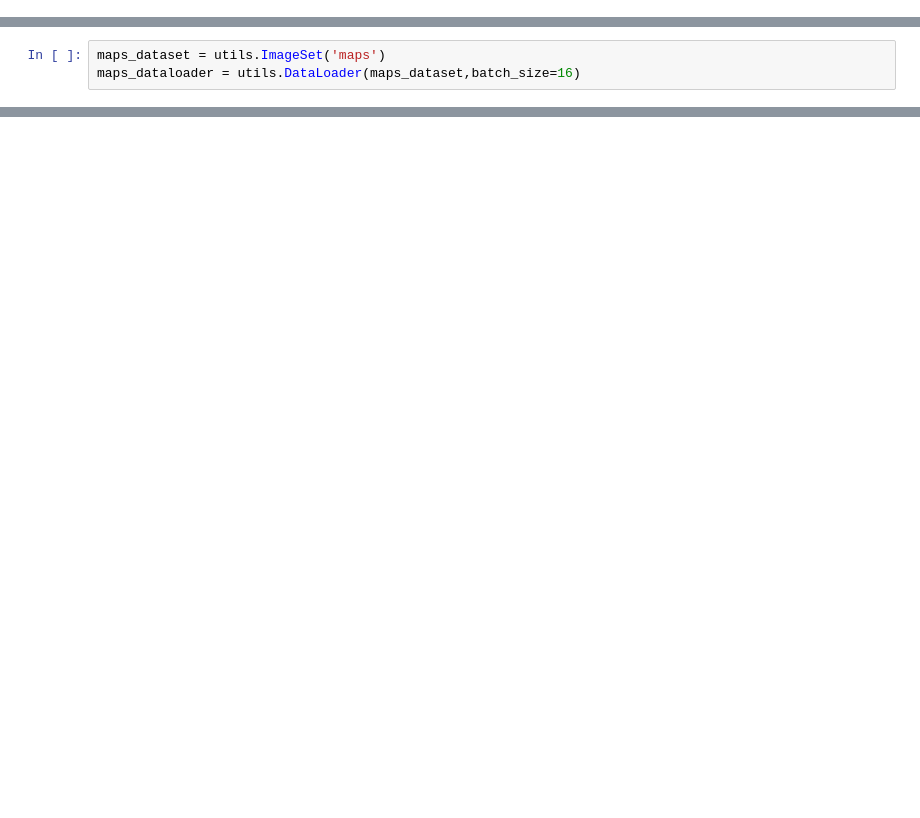
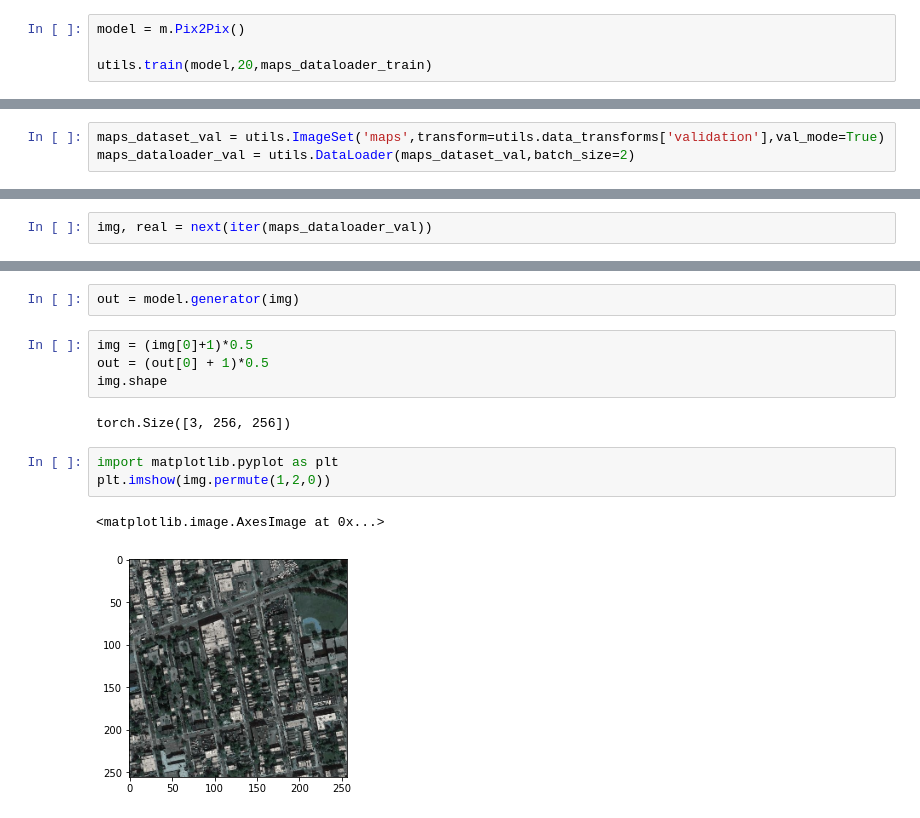
Before and after one commit to hugoartigas/pix2pix, a Jupyter notebook: train.ipynb, the cells around one changed output, grey strips where cells are left out. Cells and saved outputs as stored; diff of their text form; blank space fills up the shorter version.

Commit message:
train function, need work on the data preprocessing and code understanding

```diff
--- a/train.ipynb
+++ b/train.ipynb
@@ -0,0 +9,4 @@
+# %%
+model = m.Pix2Pix()
+
+utils.train(model,20,maps_dataloader_train)
@@ -4,3 +33,3 @@ import cv2
 # %%
-maps_dataset = utils.ImageSet('maps')
-maps_dataloader = utils.DataLoader(maps_dataset,batch_size=16)
+maps_dataset_val = utils.ImageSet('maps',transform=utils.data_transforms['validation'],val_mode=True)
+maps_dataloader_val = utils.DataLoader(maps_dataset_val,batch_size=2)
@@ -70,0 +36,2 @@ tensor([[0.3995],
+# %%
+img, real = next(iter(maps_dataloader_val))
@@ -70,0 +62,14 @@ tensor([[0.3995],
+# %%
+out = model.generator(img)
+# %%
+img = (img[0]+1)*0.5
+out = (out[0] + 1)*0.5
+img.shape
+# %% [output]
+torch.Size([3, 256, 256])
+# %%
+import matplotlib.pyplot as plt
+plt.imshow(img.permute(1,2,0))
+# %% [output]
+<matplotlib.image.AxesImage at 0x...>
+[figure, added]
```
Also changed, not shown: parts of 15 cells of this notebook, 2 other files.
